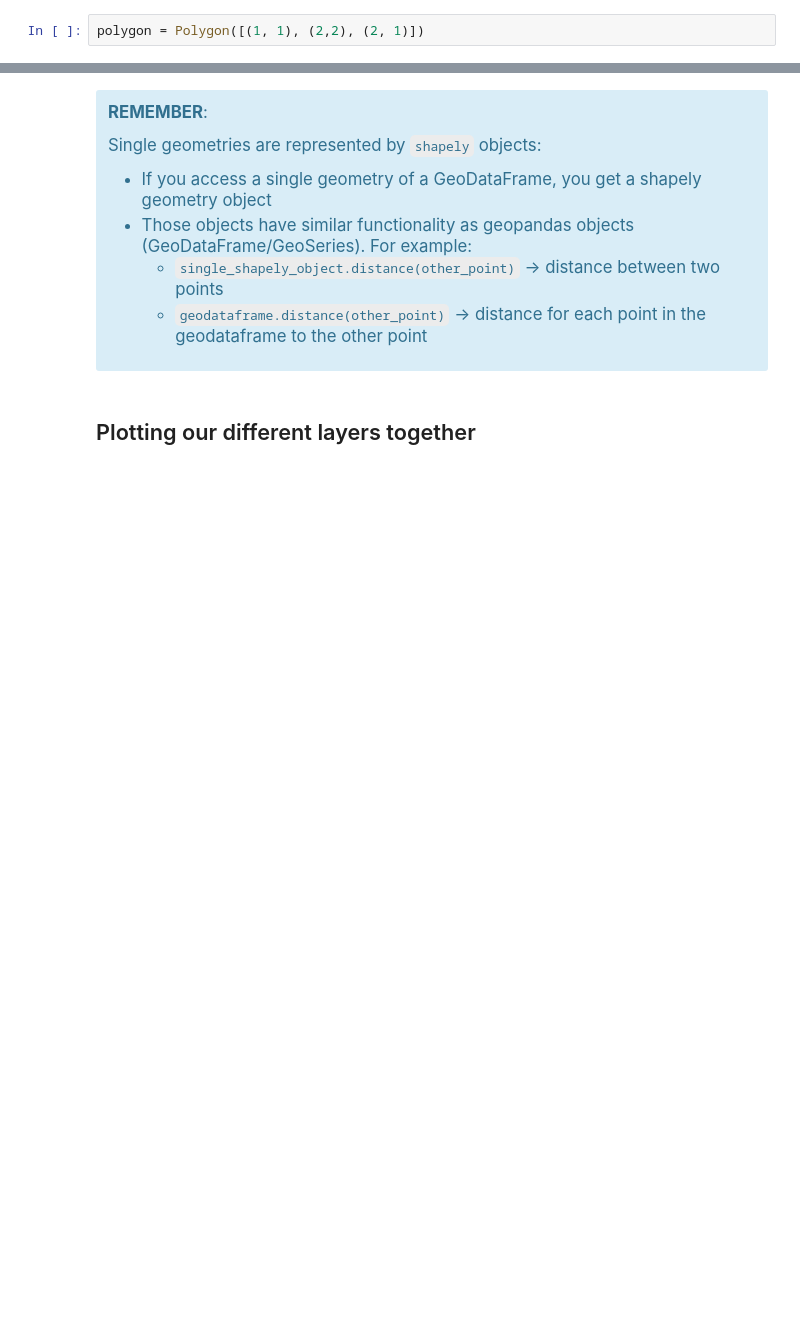
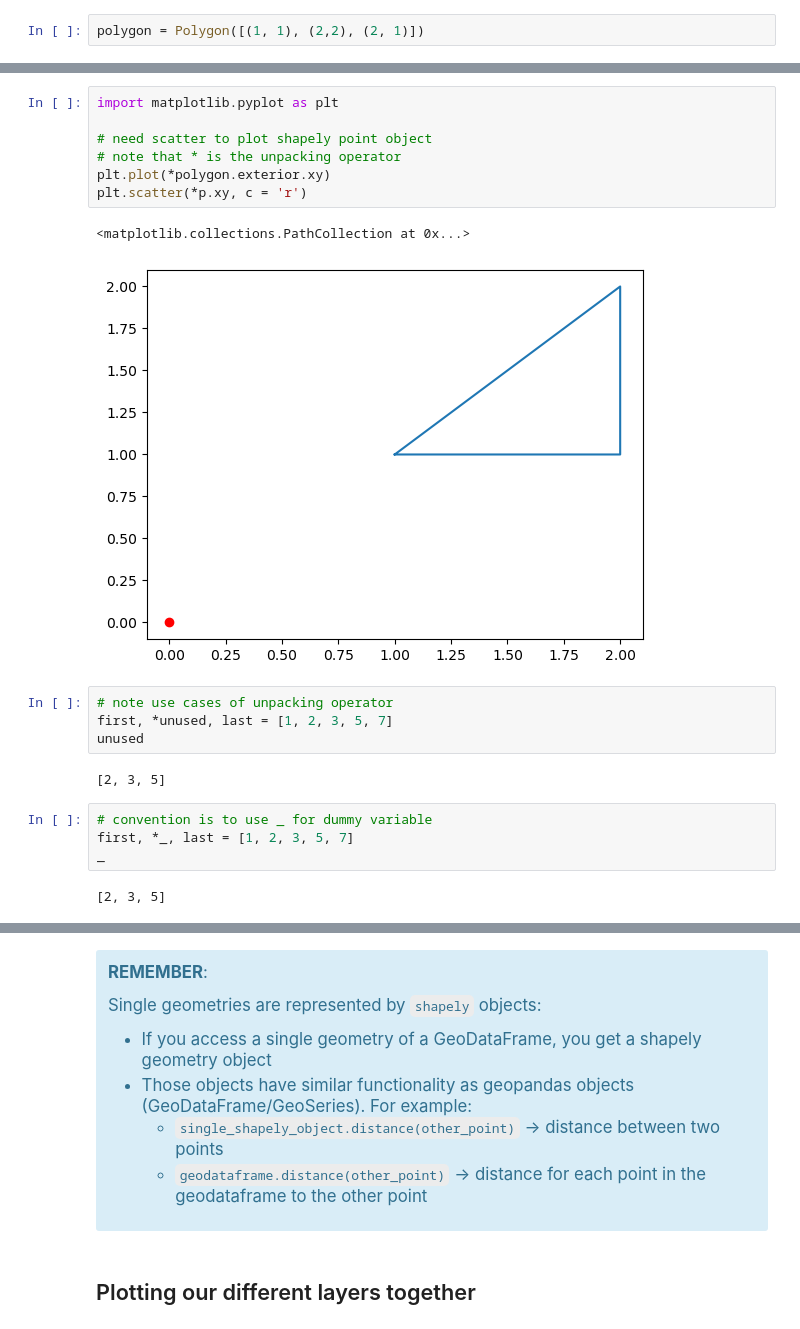
Before and after one commit to Pinnacle55/DS-python-geospatial-tutorial, a Jupyter notebook: notebooks/02-introduction-geospatial-data.ipynb, the cells around one changed output, grey strips where cells are left out. Drawn from its saved outputs; the diff is of its cells as text; blank space fills up the shorter version.

```diff
--- a/notebooks/02-introduction-geospatial-data.ipynb
+++ b/notebooks/02-introduction-geospatial-data.ipynb
@@ -134,0 +196,22 @@ polygon.distance(p)
+# %%
+import matplotlib.pyplot as plt
+
+# need scatter to plot shapely point object
+# note that * is the unpacking operator
+plt.plot(*polygon.exterior.xy)
+plt.scatter(*p.xy, c = 'r')
+# %% [output]
+<matplotlib.collections.PathCollection at 0x...>
+[figure, added]
+# %%
+# note use cases of unpacking operator
+first, *unused, last = [1, 2, 3, 5, 7]
+unused
+# %% [output]
+[2, 3, 5]
+# %%
+# convention is to use _ for dummy variable
+first, *_, last = [1, 2, 3, 5, 7]
+_
+# %% [output]
+[2, 3, 5]
```
Also changed, not shown: parts of 41 cells of this notebook, 2 other files.
